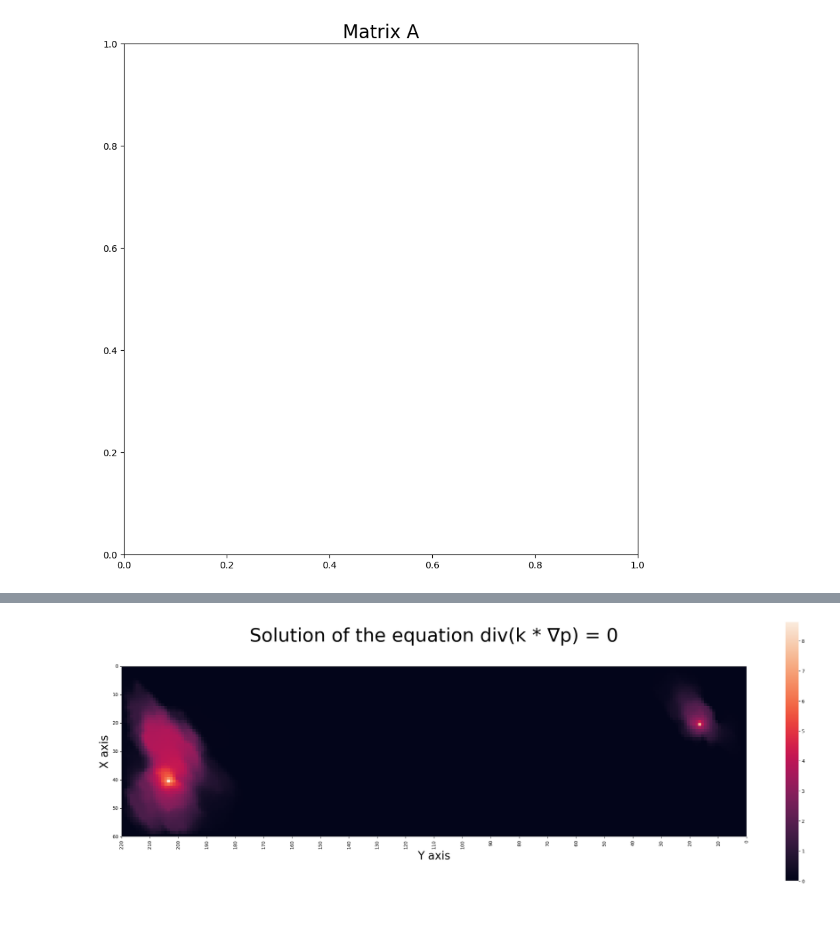
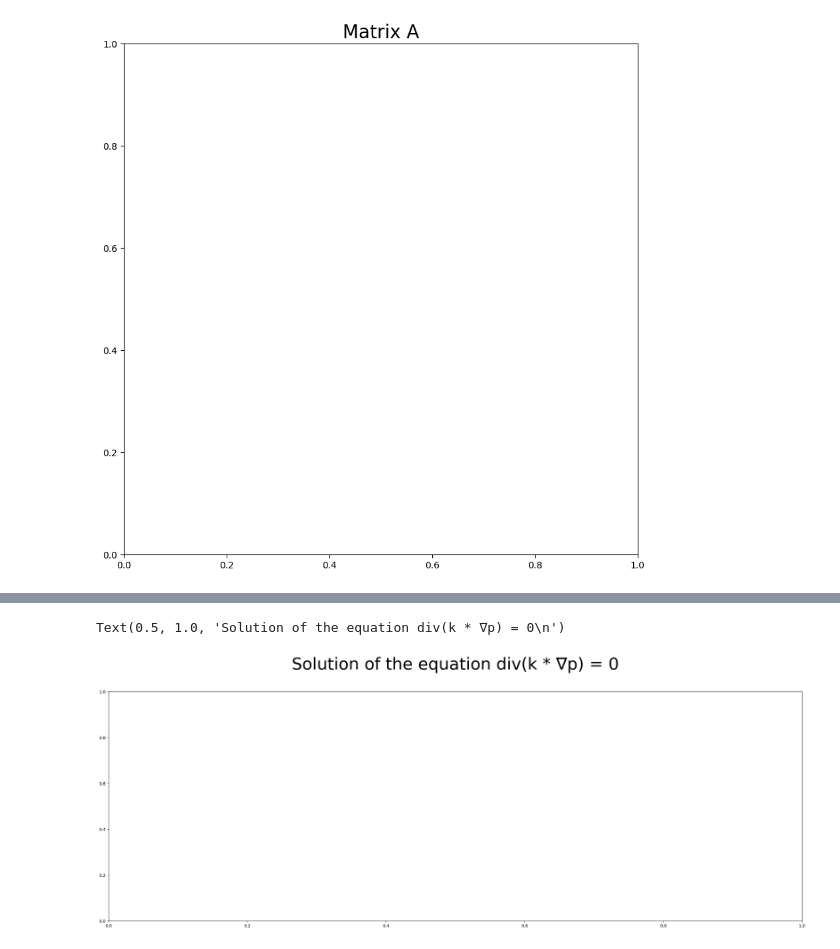
Before and after one commit to TeeMan508/SPE10, a Jupyter notebook: notebooks/Matrix.ipynb, the cells around one changed output, grey strips where cells are left out. Saved outputs shown, nothing was run; the diff lists cells and outputs as text; code cells hidden in the pictures; blank space fills up the shorter version.

```diff
--- a/notebooks/Matrix.ipynb
+++ b/notebooks/Matrix.ipynb
@@ -55,19 +56,20 @@ RuntimeError: failed to factorize matrix at line 110 in file ../../scipy/sparse/
 # %%
 np.savetxt('solution.txt', solution[:, None])
 # %%
-sol = solution.reshape((220,60))
+
 plt.figure(figsize=(30,10))
 
 plt.title("Solution of the equation div(k * ∇p) = 0\n", fontsize=40)
-ax = sns.heatmap(data=sol.T,square=True)
-ax.set_aspect("equal")
-ax.set_ylabel('X axis', fontsize=24)
-ax.set_xlabel('Y axis', fontsize=24)
-ax.set_xticks(list(range(0, 221, 10)))
-ax.set_xticklabels(list(range(220, -1, -10)))
-ax.set_yticks(list(range(0, 61, 10)))
-ax.set_yticklabels(list(range(0, 61, 10)))
+# ax = sns.heatmap(data=solution,square=True)
+# ax.set_aspect("equal")
+# ax.set_ylabel('X axis', fontsize=24)
+# ax.set_xlabel('Y axis', fontsize=24)
+# ax.set_xticks(list(range(0, 221, 10)))
+# ax.set_xticklabels(list(range(220, -1, -10)))
+# ax.set_yticks(list(range(0, 61, 10)))
+# ax.set_yticklabels(list(range(0, 61, 10)))
 
-plt.savefig("../data/Examplet.png")
+# plt.savefig("../data/Examplet.png")
 # %% [output]
+Text(0.5, 1.0, 'Solution of the equation div(k * ∇p) = 0\n')
-[figure, old version]
+[figure, new version]
```
Also changed, not shown: parts of 7 cells of this notebook, 2 other files.
